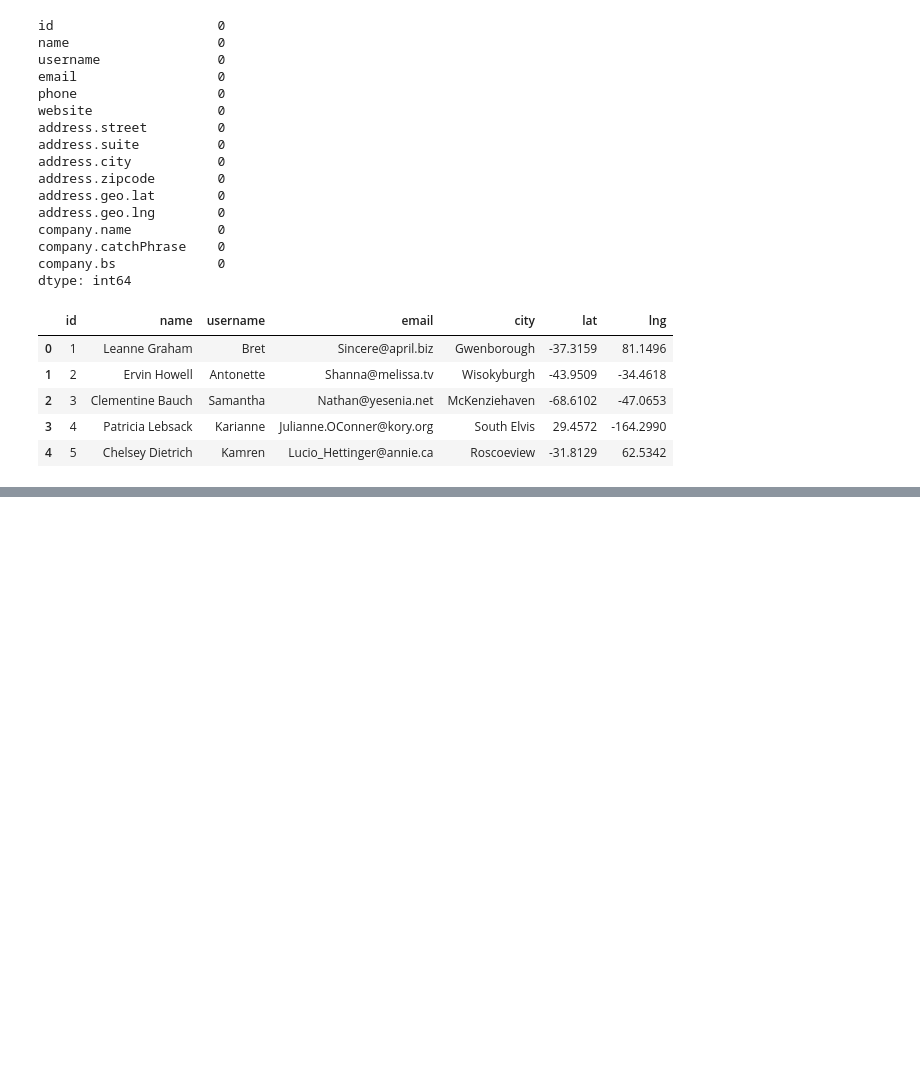
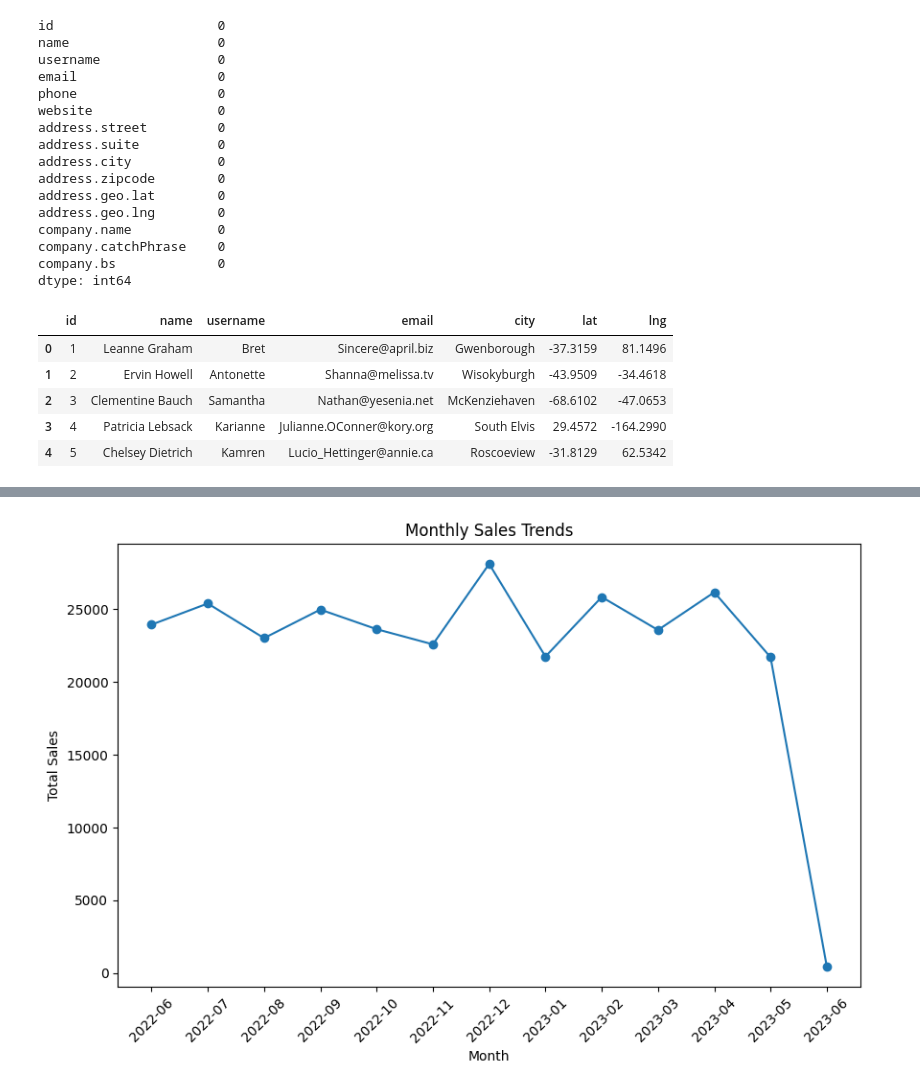
Before and after one commit to GSivaPriya/Data-Pipeline, a Jupyter notebook: sales_data_pipeline.ipynb, the cells around one changed output, grey strips where cells are left out. Cells and saved outputs as stored; diff of their text form; code cells hidden in the pictures; blank space fills up the shorter version.

```diff
--- a/sales_data_pipeline.ipynb
+++ b/sales_data_pipeline.ipynb
@@ -188,0 +350,15 @@ KeyError: 'address.geo.lat'
+# %%
+# Analyze sales trends over time (monthly sales)
+merged_df['month'] = merged_df['order_date'].dt.to_period('M')
+monthly_sales = merged_df.groupby('month')['total_sale'].sum().reset_index()
+
+# Plot monthly sales trends
+plt.figure(figsize=(10, 6))
+plt.plot(monthly_sales['month'].astype(str), monthly_sales['total_sale'], marker='o')
+plt.xlabel('Month')
+plt.ylabel('Total Sales')
+plt.title('Monthly Sales Trends')
+plt.xticks(rotation=45)
+plt.show()
+# %% [output]
+[figure, added]
```
Also changed, not shown: parts of 20 cells of this notebook, 4 other files.
